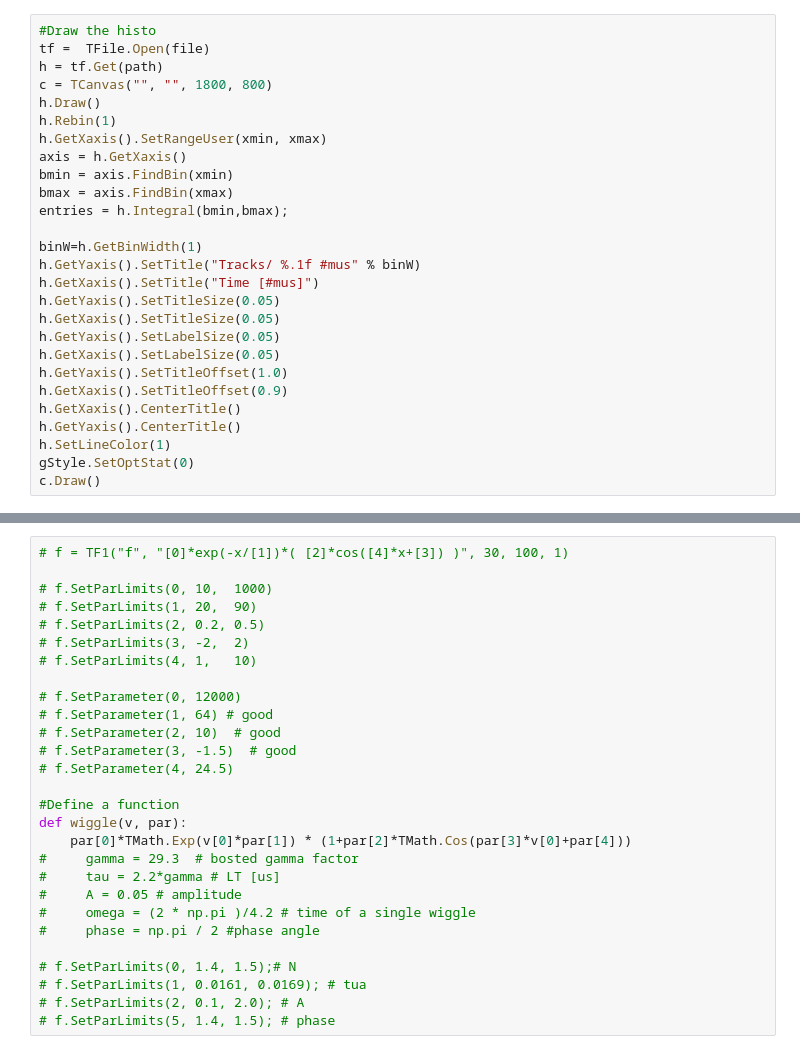
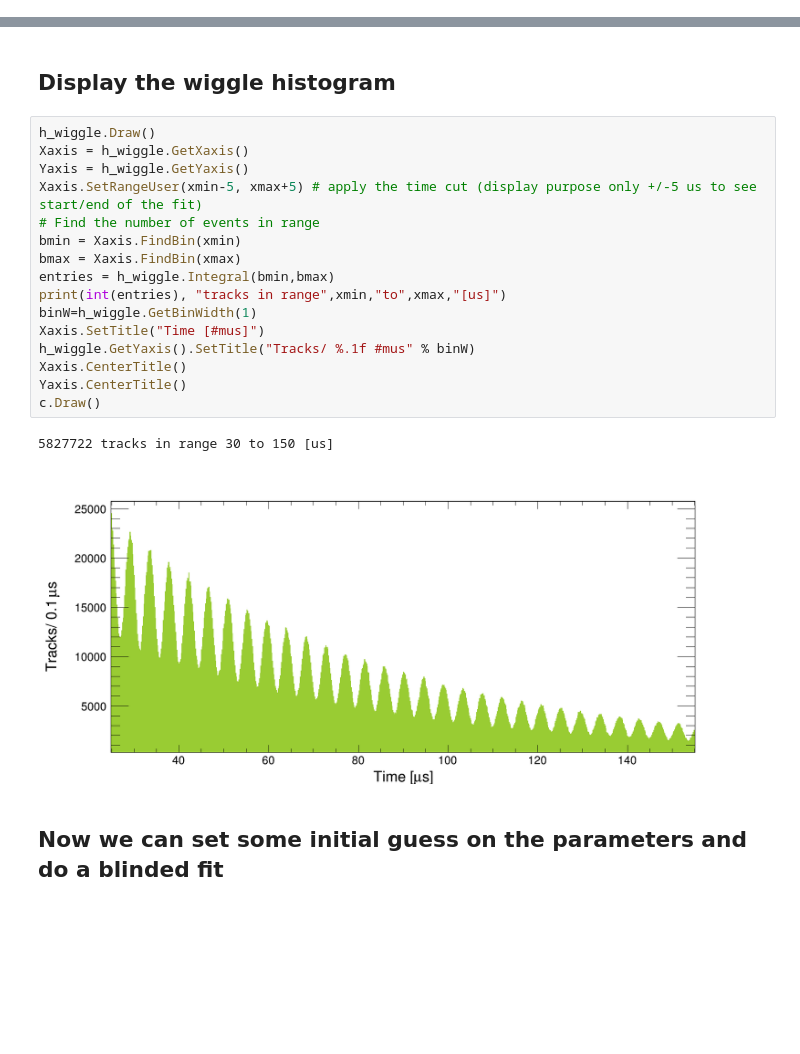
Before and after one commit to glukicov/EDMTracking, a Jupyter notebook: SimpleFit.ipynb, the cells around one changed output, grey strips where cells are left out. Cells and saved outputs as stored; diff of their text form; blank space fills up the shorter version.

```diff
--- a/SimpleFit.ipynb
+++ b/SimpleFit.ipynb
@@ -19,27 +65,0 @@ xmax=150 # us
-# %%
-#Draw the histo
-tf =  TFile.Open(file)
-h = tf.Get(path)
-c = TCanvas("", "", 1800, 800)
-h.Draw()
-h.Rebin(1)
-h.GetXaxis().SetRangeUser(xmin, xmax)
-axis = h.GetXaxis()
-bmin = axis.FindBin(xmin)
-bmax = axis.FindBin(xmax)
-entries = h.Integral(bmin,bmax);
-
-binW=h.GetBinWidth(1)
-h.GetYaxis().SetTitle("Tracks/ %.1f #mus" % binW)
-h.GetXaxis().SetTitle("Time [#mus]")
-h.GetYaxis().SetTitleSize(0.05)
-h.GetXaxis().SetTitleSize(0.05)
-h.GetYaxis().SetLabelSize(0.05)
-h.GetXaxis().SetLabelSize(0.05)
-h.GetYaxis().SetTitleOffset(1.0)
-h.GetXaxis().SetTitleOffset(0.9)
-h.GetXaxis().CenterTitle()
-h.GetYaxis().CenterTitle()
-h.SetLineColor(1)
-gStyle.SetOptStat(0)
-c.Draw()
@@ -104,28 +66,23 @@ Info in <TCanvas::Print>: png file wiggle.png has been created
-# %%
-# f = TF1("f", "[0]*exp(-x/[1])*( [2]*cos([4]*x+[3]) )", 30, 100, 1)
-
-# f.SetParLimits(0, 10,  1000)
-# f.SetParLimits(1, 20,  90)
-# f.SetParLimits(2, 0.2, 0.5)
-# f.SetParLimits(3, -2,  2)
-# f.SetParLimits(4, 1,   10)
-
-# f.SetParameter(0, 12000)
-# f.SetParameter(1, 64) # good
-# f.SetParameter(2, 10)  # good
-# f.SetParameter(3, -1.5)  # good
-# f.SetParameter(4, 24.5)
-
-#Define a function
-def wiggle(v, par):
-    par[0]*TMath.Exp(v[0]*par[1]) * (1+par[2]*TMath.Cos(par[3]*v[0]+par[4]))
-#     gamma = 29.3  # bosted gamma factor
-#     tau = 2.2*gamma # LT [us]
-#     A = 0.05 # amplitude
-#     omega = (2 * np.pi )/4.2 # time of a single wiggle
-#     phase = np.pi / 2 #phase angle
-
-# f.SetParLimits(0, 1.4, 1.5);# N
-# f.SetParLimits(1, 0.0161, 0.0169); # tua
-# f.SetParLimits(2, 0.1, 2.0); # A
-# f.SetParLimits(5, 1.4, 1.5); # phase
+# %% [markdown]
+## Display the wiggle histogram
+# %%
+h_wiggle.Draw()
+Xaxis = h_wiggle.GetXaxis()
+Yaxis = h_wiggle.GetYaxis()
+Xaxis.SetRangeUser(xmin-5, xmax+5) # apply the time cut (display purpose only +/-5 us to see start/end of the fit)
+# Find the number of events in range
+bmin = Xaxis.FindBin(xmin)
+bmax = Xaxis.FindBin(xmax)
+entries = h_wiggle.Integral(bmin,bmax)
+print(int(entries), "tracks in range",xmin,"to",xmax,"[us]")
+binW=h_wiggle.GetBinWidth(1)
+Xaxis.SetTitle("Time [#mus]")
+h_wiggle.GetYaxis().SetTitle("Tracks/ %.1f #mus" % binW)
+Xaxis.CenterTitle()
+Yaxis.CenterTitle()
+c.Draw()
+# %% [output]
+5827722 tracks in range 30 to 150 [us]
+[figure, added]
+# %% [markdown]
+## Now we can set some initial guess on the parameters and do a blinded fit
```
Also changed, not shown: parts of 18 cells of this notebook, 2 other files.
